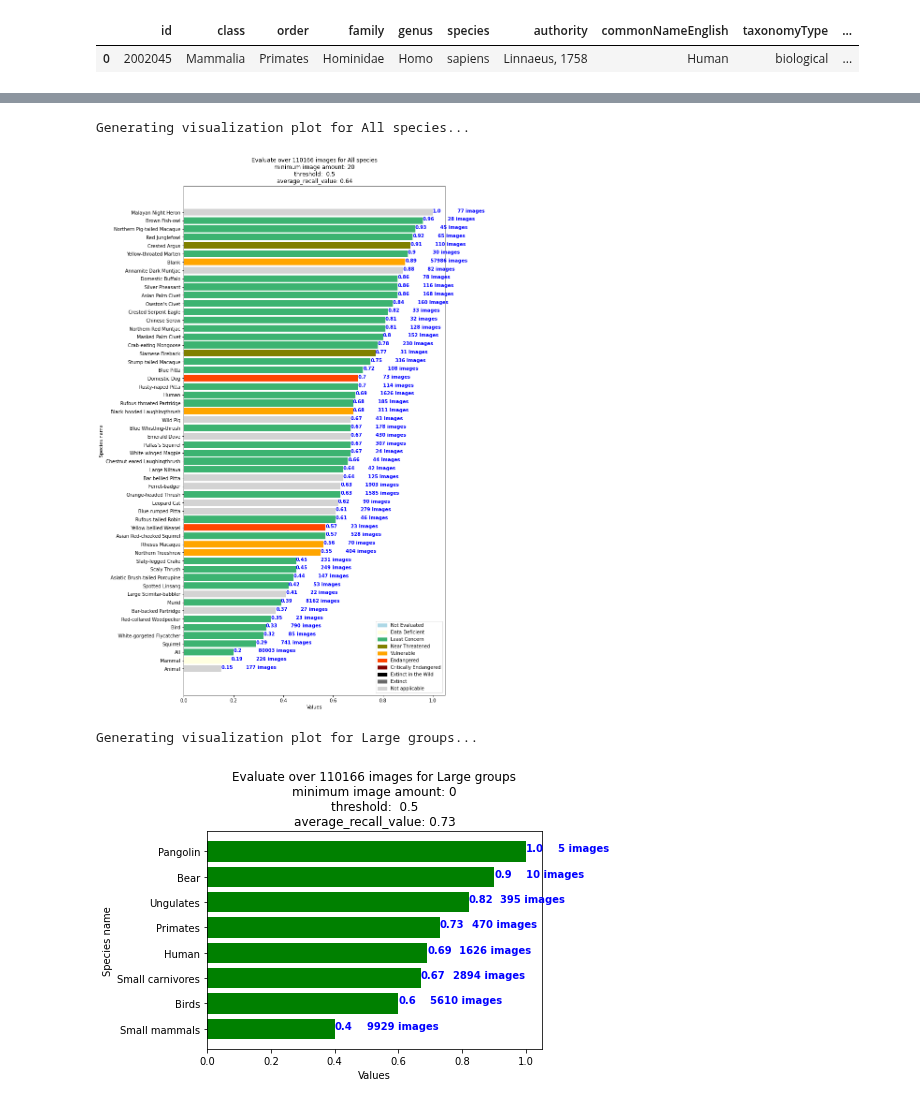
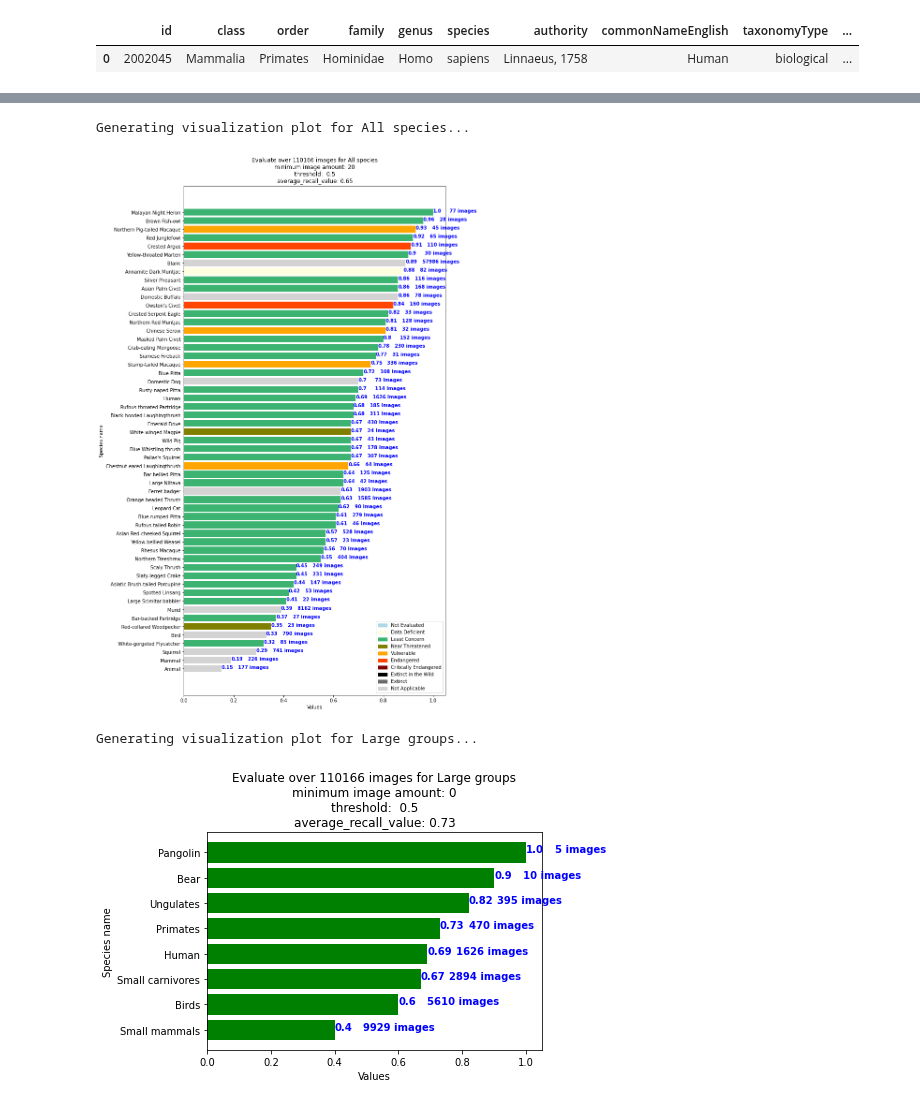
Before and after one commit to FFI-Vietnam/camtrap-tools, a Jupyter notebook: MegaDetector/confusion_matrix/02_create-confusion-matrix.ipynb, the cells around one changed output, grey strips where cells are left out. Saved outputs shown, nothing was run; the diff lists cells and outputs as text; code cells hidden in the pictures.

Commit message:
add visualization based on conservation status, e.g. VU + EN + CR

```diff
--- a/MegaDetector/confusion_matrix/02_create-confusion-matrix.ipynb
+++ b/MegaDetector/confusion_matrix/02_create-confusion-matrix.ipynb
@@ -74,8 +73,7 @@ def save_csv_Google_drive(df, root, contain_folder, file_name, index=False):
 # %%
 # read ground-truth table
 ground_truth_table = read_csv_Google_drive(root, contain_folder, ground_truth_file_name)
-id = [i for i in range(len(ground_truth_table))]
-ground_truth_table['id'] = id
+
 ground_truth_table[~ ground_truth_table.species_common_name.isna()].head(50)
 # %% [output]
 |  | FileName | species_common_name | datetime_created | batch_group | id |
@@ -99,7 +97,7 @@ mega_result['images'][5]
  'max_detection_conf': 0.849}
 # %%
 # read taxon_match_table
-taxon_match_table = read_csv_Google_drive(root, WI_folder, taxon_match_table_file_name)
+taxon_match_table = read_csv_Google_drive(root, contain_folder, taxon_match_table_file_name)
 taxon_match_table.sample(5)
 # %% [output]
 |  | id | class | order | family | genus | species | authority | commonNameEnglish | taxonomyType | ... |
@@ -340,6 +332,3 @@ dtype: object
-# %%
-y_actu = pd.Series(y_actu_test)
-y_pred = pd.Series(y_pred_test)
 # %%
 #@title temporary hidden
 def list_labels(mega_result, ground_truth_table, THRESHOLD):
@@ -664,8 +661,8 @@ def visualize_recall_bargraph(group_name, confusion_matrix, threshold, color_lis
             f"\naverage_recall_value: {round(avg_recall,2)}")
   plt.show()
 # %%
-# all species
-colors = []
+# map color with conservation status
+colors = {}
 color_map = {
               "Not Evaluated": "lightblue",
               "Data Deficient": "lightyellow",
@@ -676,12 +673,11 @@ color_map = {
               "Critically Endangered": "maroon",
               "Extinct in the Wild": "black",
               "Extinct": "dimgrey",
-              "Not applicable": "lightgrey"
+              "Not Applicable": "lightgrey"
             }
 for name in confusion_matrix.columns:
-  try:
-    genus, species = get_scientific_name(name, taxon_match_table)
-    status = get_conservation_status(genus, species)
-    colors.append(color_map[status])
+  try: # for unrecorded species such as Banded Krait
+    status = taxon_match_table[taxon_match_table['FFI_species_name'] == name]['conservation_status'].iat[0]
+    colors[name] = color_map[status]
   except:
-    colors.append(color_map["Not applicable"])
+    pass
@@ -706,11 +684,14 @@ for name in confusion_matrix.columns:
 # %%
-visualize_recall_bargraph('All species', confusion_matrix, threshold=0.5, color_list = colors, num_image_threshold=20, legend_by_color=True, custom_size=True)
+visualize_recall_bargraph('All species', confusion_matrix, threshold=0.5, color_dict = colors, num_image_threshold=20, legend_by_color=True, custom_size=(10,20))
 # %% [output]
 Generating visualization plot for All species...
-[figure, old version]
+[figure, new version]
 # %%
 # in large group
-visualize_recall_bargraph('Large groups', confusion_matrix_by_group, threshold=0.5, color_list = ['green' for i in range(len(confusion_matrix_by_group.columns))], legend_by_color=False)
+colors_large_group = {}
+for species in confusion_matrix_by_group.columns:
+  colors_large_group[species] = 'green'
+visualize_recall_bargraph('Large groups', confusion_matrix_by_group, threshold=0.5, color_dict=colors_large_group, legend_by_color=False)
 # %% [output]
 Generating visualization plot for Large groups...
-[figure, old version]
+[figure, new version]
```
Also changed, not shown: parts of 17 cells of this notebook.
